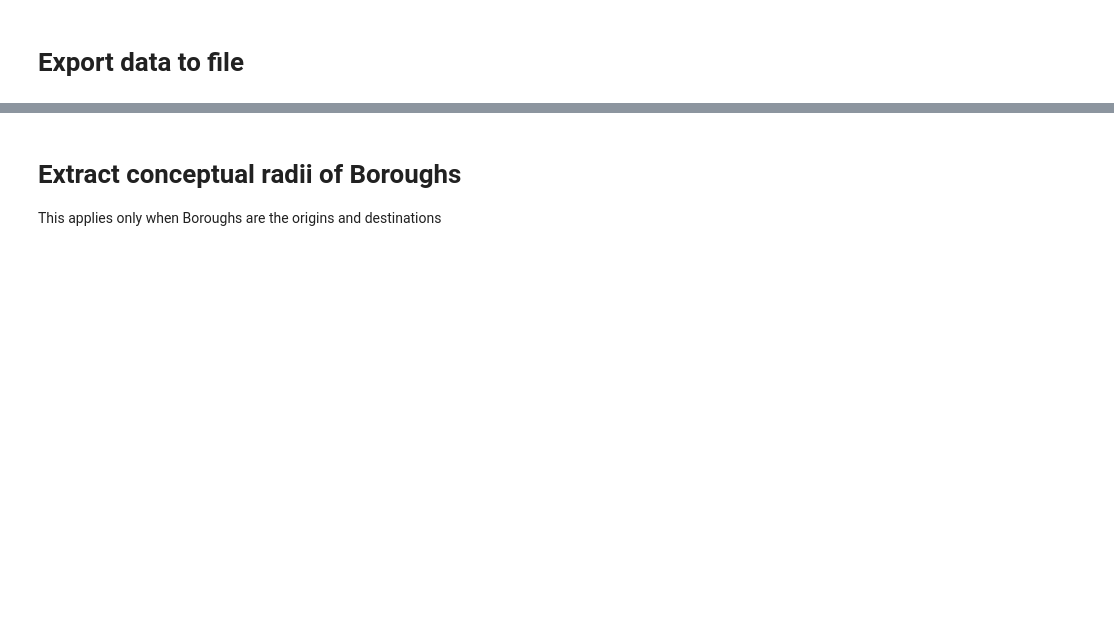
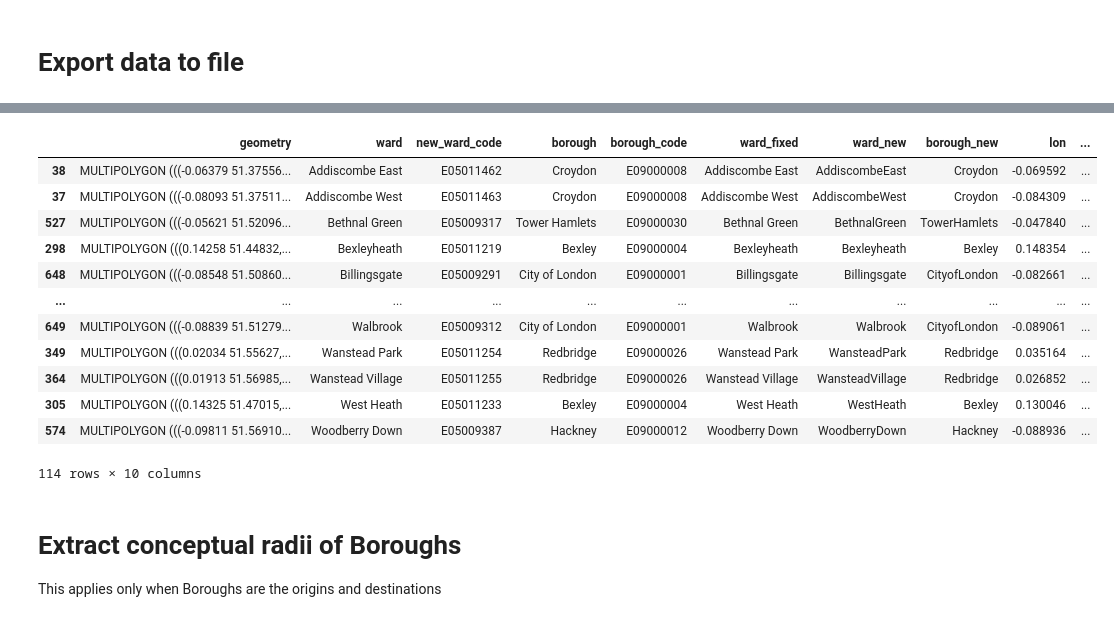
Before and after one commit to YannisZa/stochastic-travel-demand-modelling, a Jupyter notebook: notebooks/preprocess_ward_coordinates_and_generate_cost_matrix.ipynb, the cells around one changed output, grey strips where cells are left out. Saved outputs shown, nothing was run; the diff lists cells and outputs as text; code cells hidden in the pictures; blank space fills up the shorter version.

```diff
--- a/notebooks/preprocess_ward_coordinates_and_generate_cost_matrix.ipynb
+++ b/notebooks/preprocess_ward_coordinates_and_generate_cost_matrix.ipynb
@@ -14,8 +14,10 @@ import math
 with open('../data/raw/misc/london_boroughs.json') as json_file:
     borough_coordinates = json.load(json_file)
 # Import Ward json
-with open('../data/raw/misc/london_wards_new.json') as json_file:
+with open('../data/raw/misc/london_wards.json') as json_file:
     ward_coordinates = json.load(json_file)
+with open('../data/input/misc/ward_coordinates_new.json') as json_file:
+    ward_coordinates2 = json.load(json_file)
 # %%
 # Collect borough names
 boroughs = []
@@ -58,9 +63,9 @@ wards_df = wards_df.drop(columns=['type'])
 # Expand dictionary-like columns
 wards_df = wards_df.join(wards_df['properties'].apply(pd.Series))
 # Drop unpacked column and unnecessary columns
-wards_df = wards_df.drop(columns=['properties','objectid','cmwd11nmw','lad11nmw','st_areasha','st_lengths'])
+wards_df = wards_df.drop(columns=['properties','NONLD_AREA','HECTARES'])
 # Rename some columns
-wards_df = wards_df.rename(columns={'cmwd11nm':'ward','lad11nm':'borough','cmwd11cd':'ward_code','lad11cd':'borough_code'})
+wards_df = wards_df.rename(columns={'NAME':'ward','DISTRICT':'borough','GSS_CODE':'new_ward_code','LAGSSCODE':'borough_code'})
 # Homogenise borough names
 wards_df = wards_df.replace('City and County of the City of London','City of London')
 wards_df = wards_df.replace('City of Westminster','Westminster')
@@ -107 +176,17 @@ wards_gdf['lat'] = wards_gdf['geometry'].apply(lambda p: p.centroid.y)
+# %%
+wards_gdf[wards_gdf['ward_new'].isin(null_wards)].sort_values('ward')[item:]
+# %% [output]
+|  | geometry | ward | new_ward_code | borough | borough_code | ward_fixed | ward_new | borough_new | lon | ... |
+| 38 | MULTIPOLYGON (((-0.06379 51.37556... | Addiscombe East | E05011462 | Croydon | E09000008 | Addiscombe East | AddiscombeEast | Croydon | -0.069592 | ... |
+| 37 | MULTIPOLYGON (((-0.08093 51.37511... | Addiscombe West | E05011463 | Croydon | E09000008 | Addiscombe West | AddiscombeWest | Croydon | -0.084309 | ... |
+| 527 | MULTIPOLYGON (((-0.05621 51.52096... | Bethnal Green | E05009317 | Tower Hamlets | E09000030 | Bethnal Green | BethnalGreen | TowerHamlets | -0.047840 | ... |
+| 298 | MULTIPOLYGON (((0.14258 51.44832,... | Bexleyheath | E05011219 | Bexley | E09000004 | Bexleyheath | Bexleyheath | Bexley | 0.148354 | ... |
+| 648 | MULTIPOLYGON (((-0.08548 51.50860... | Billingsgate | E05009291 | City of London | E09000001 | Billingsgate | Billingsgate | CityofLondon | -0.082661 | ... |
+| ... | ... | ... | ... | ... | ... | ... | ... | ... | ... | ... |
+| 649 | MULTIPOLYGON (((-0.08839 51.51279... | Walbrook | E05009312 | City of London | E09000001 | Walbrook | Walbrook | CityofLondon | -0.089061 | ... |
+| 349 | MULTIPOLYGON (((0.02034 51.55627,... | Wanstead Park | E05011254 | Redbridge | E09000026 | Wanstead Park | WansteadPark | Redbridge | 0.035164 | ... |
+| 364 | MULTIPOLYGON (((0.01913 51.56985,... | Wanstead Village | E05011255 | Redbridge | E09000026 | Wanstead Village | WansteadVillage | Redbridge | 0.026852 | ... |
+| 305 | MULTIPOLYGON (((0.14325 51.47015,... | West Heath | E05011233 | Bexley | E09000004 | West Heath | WestHeath | Bexley | 0.130046 | ... |
+| 574 | MULTIPOLYGON (((-0.09811 51.56910... | Woodberry Down | E05009387 | Hackney | E09000012 | Woodberry Down | WoodberryDown | Hackney | -0.088936 | ... |
+114 rows × 10 columns
 # %%
```
Also changed, not shown: parts of 13 cells of this notebook, 5 other files.
